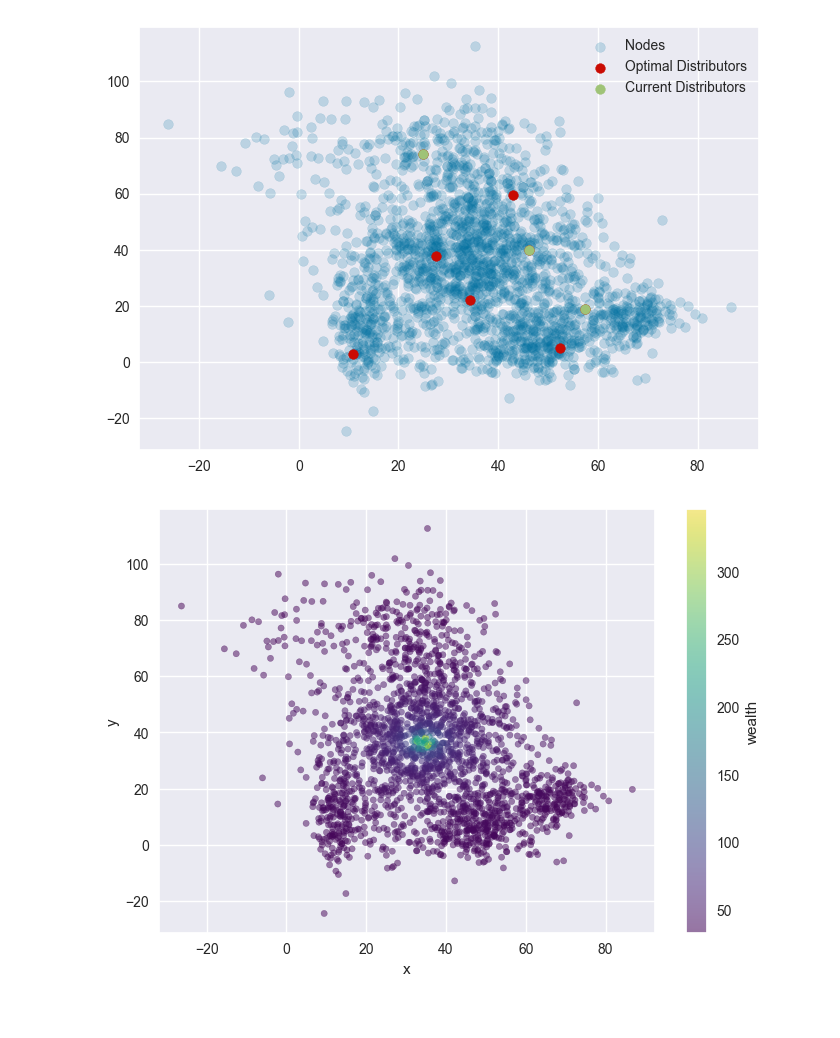
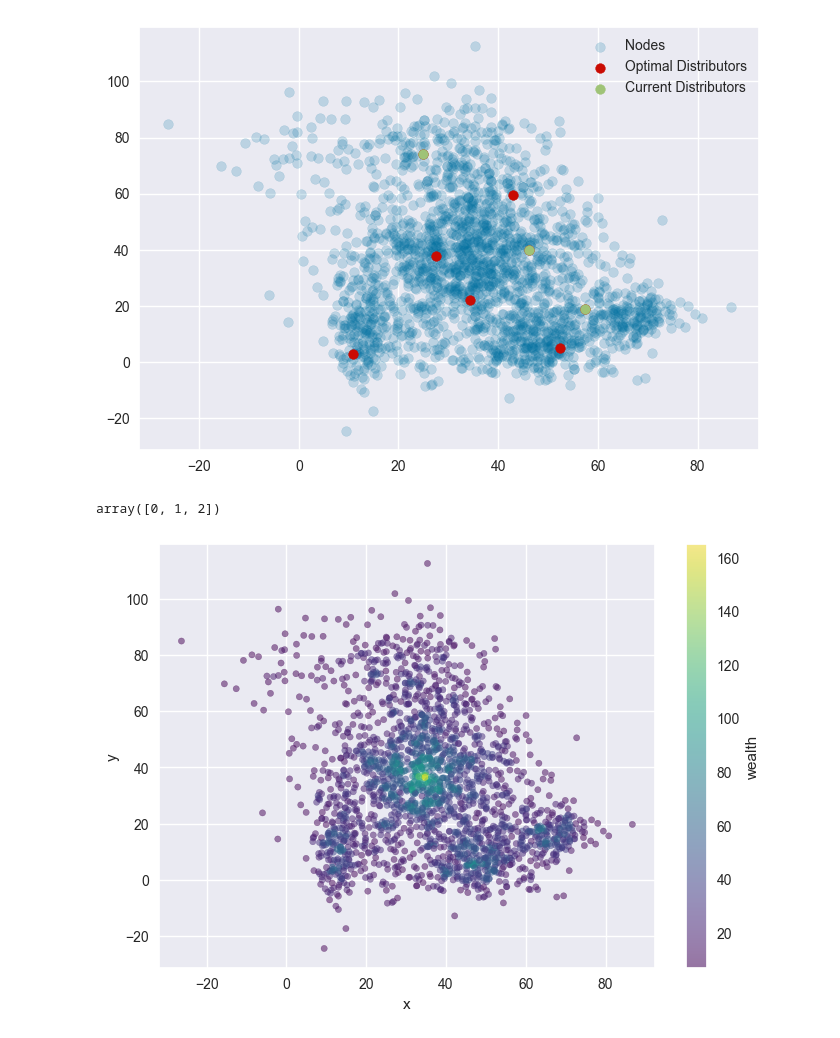
Before and after one commit to jmgpgit/Final-Project, a Jupyter notebook: src/population_distributions.ipynb, the cells around one changed output. Drawn from its saved outputs; the diff is of its cells as text; code cells hidden in the pictures.

```diff
--- a/src/population_distributions.ipynb
+++ b/src/population_distributions.ipynb
@@ -280,23 +280,18 @@ append_optimal_distributors(city, [city.nodes[400],city.nodes[30],city.nodes[210
   Node: (34.34,22.12)||weight 14.48,
   Node: (27.60,37.94)||weight 8.17])
 [figure]
+# %%
+np.array([i for i in range(3)])
+# %% [output]
+array([0, 1, 2])
 # %%
 ## Give wealth and cost to each node
+def wealth_fn(x,a = 1,b=1):
+    return 1/(b+a*x)
 
-def uniform_sample(n ,long_grid = 100, lat_grid = 100, pop_size=200 , long_spread = 200, lat_spread = 200,seed = SEED):
-    npr.seed(seed)
-    x = npr.uniform([0,0,pop_size/(long_spread*lat_spread),pop_size/(long_spread*lat_spread)],[long_grid,lat_grid,long_spread,lat_spread],size=(n,4))
-    y = npr.randint(0,pop_size ,size=(n,1)).transpose()
-    # returns xy-coordinates, population, mean, spread, size
-    return np.concatenate((x,y.transpose()),axis=1)
 
-def normal_sample(n,mean = [0,0] , std = [1,1], seed = SEED):
-    npr.seed(seed)
-    covs = [[std[0],0],[0,std[1]]]
-    x = npr.multivariate_normal(mean,covs,size=n)
-    #plt.plot(x[:,0],x[:,1],'.')
-    return x
-
+def neighbor_density(city, node, radius = 2):
+    return sum([1 for i in city.nodes if city.dij[node.index][i.index] < radius])
 
 def city_sample_with_wealth(n=10 ,long_grid = 80, lat_grid = 80, pop_size=250 , long_spread = 150, lat_spread = 150, seed = SEED,rd=2,draw=True):
     population_centers = uniform_sample(n=n, long_grid = long_grid, lat_grid = lat_grid, pop_size=pop_size , long_spread = long_spread, lat_spread = lat_spread,seed = seed)
@@ -316,22 +311,20 @@ def city_sample_with_wealth(n=10 ,long_grid = 80, lat_grid = 80, pop_size=250 ,
 
     dist_to_mid = [np.linalg.norm(i-population_midpoint) for i in pop]
 
-    def scale(x,n):
-        if x<1.5:
-            x = 2
-        return abs(1/log(x))
 
-    population_wealth = np.concatenate([stats.lognorm.rvs(s,loc=0,scale=scale(i,n),size=1,random_state = SEED) for i in dist_to_mid])
-    combined = np.hstack((pop,np.atleast_2d(population_wealth).T))
+    population_wealth = np.concatenate([stats.lognorm.rvs(s,loc=0,scale=wealth_fn(i),size=1,random_state = SEED) for i in dist_to_mid])
+    density = np.array([len([i for i in pop if manhattan_distance(j,i) < 2]) for j in pop])
+    density_cost = density*5 + population_wealth
+    combined = np.hstack((pop,np.atleast_2d(density_cost).T))
     pop_rd = np.array(list(map(lambda x: [round(x[0],rd),round(x[1],rd), round(x[2],rd)],combined)))
     if draw:
         df = pd.DataFrame(pop_rd,columns=['x','y','wealth'])
         df.plot(kind='scatter',x='x',y='y',c='wealth',colormap='viridis',alpha=0.5)
     return pop_rd , population_centers, population_midpoint
 # %%
-pop, centers,midpoint= city_sample_with_wealth(n=10 ,long_grid = 80, lat_grid = 80, pop_size=250 , long_spread = 150, lat_spread = 150,seed = SEED,rd=2,draw=True)
+pop, *_ = city_sample_with_wealth(n=10 ,long_grid = 80, lat_grid = 80, pop_size=250 , long_spread = 150, lat_spread = 150, seed = SEED,rd=2,draw=True)
 # %% [output]
-[figure, old version]
+[figure, new version]
 # %%
 def make_wealthy_city(seed = SEED):
     pop , population_centers, population_midpoint = city_sample_with_wealth(10,rd=2,seed=seed,draw=False)
```
Also changed, not shown: parts of 13 cells of this notebook.
